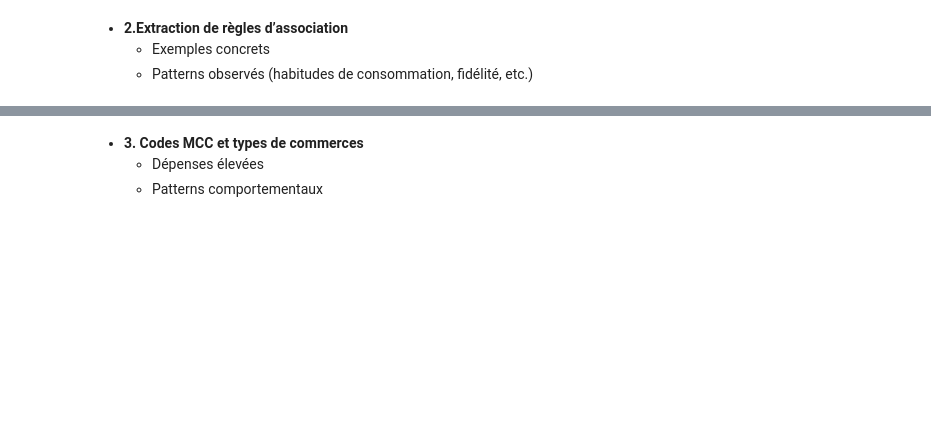
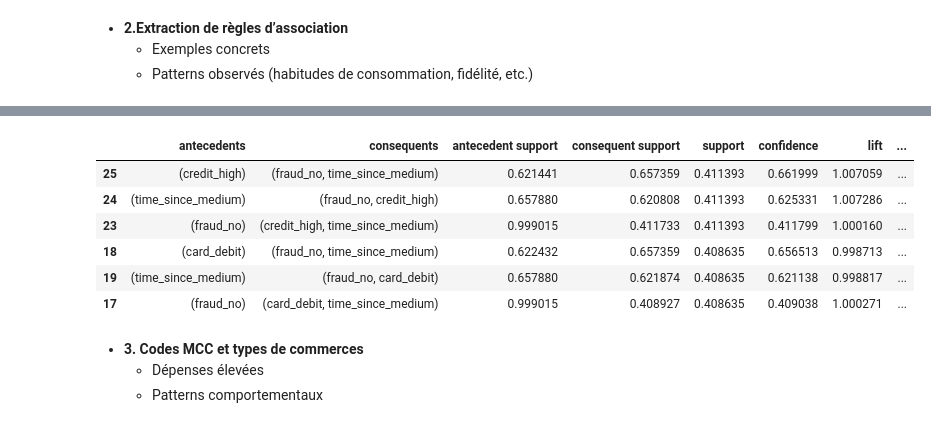
Before and after one commit to AnthonyGlaude/IFT599_TP1, a Jupyter notebook: plan_travail_IFT599_A25_TP1.ipynb, the cells around one changed output, grey strips where cells are left out. Saved outputs shown, nothing was run; the diff lists cells and outputs as text; code cells hidden in the pictures; blank space fills up the shorter version.

```diff
--- a/plan_travail_IFT599_A25_TP1.ipynb
+++ b/plan_travail_IFT599_A25_TP1.ipynb
@@ -490,3 +780,15 @@ For `use_chip` (which has only a few categories), one-hot encoding is more appro
+# %%
+multi_consequent_rules = apriori_rules[apriori_rules['consequents'].apply(lambda x: len(x) >= 2)]
+multi_consequent_rules.sort_values(["support", "confidence","lift"],axis = 0,
+                                                  ascending = False)
+# %% [output]
+|  | antecedents | consequents | antecedent support | consequent support | support | confidence | lift | ... |
+| 25 | (credit_high) | (fraud_no, time_since_medium) | 0.621441 | 0.657359 | 0.411393 | 0.661999 | 1.007059 | ... |
+| 24 | (time_since_medium) | (fraud_no, credit_high) | 0.657880 | 0.620808 | 0.411393 | 0.625331 | 1.007286 | ... |
+| 23 | (fraud_no) | (credit_high, time_since_medium) | 0.999015 | 0.411733 | 0.411393 | 0.411799 | 1.000160 | ... |
+| 18 | (card_debit) | (fraud_no, time_since_medium) | 0.622432 | 0.657359 | 0.408635 | 0.656513 | 0.998713 | ... |
+| 19 | (time_since_medium) | (fraud_no, card_debit) | 0.657880 | 0.621874 | 0.408635 | 0.621138 | 0.998817 | ... |
+| 17 | (fraud_no) | (card_debit, time_since_medium) | 0.999015 | 0.408927 | 0.408635 | 0.409038 | 1.000271 | ... |
 # %% [markdown]
 - **3. Codes MCC et types de commerces**
   - Dépenses élevées
```
Also changed, not shown: parts of 13 cells of this notebook.
